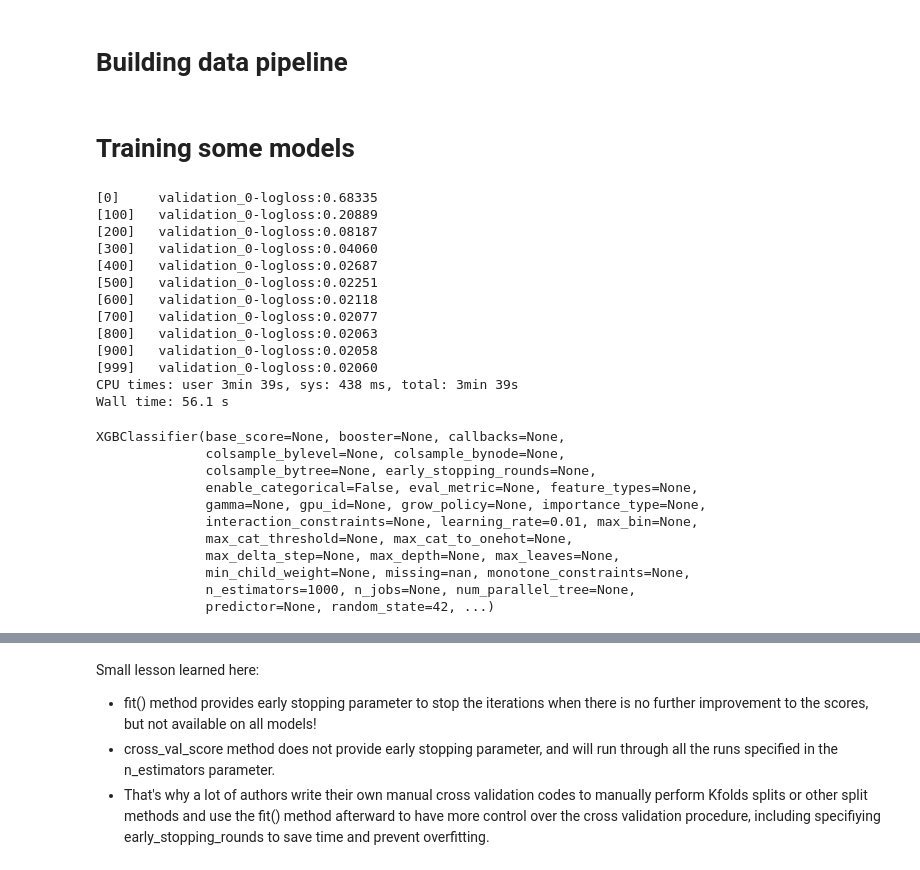
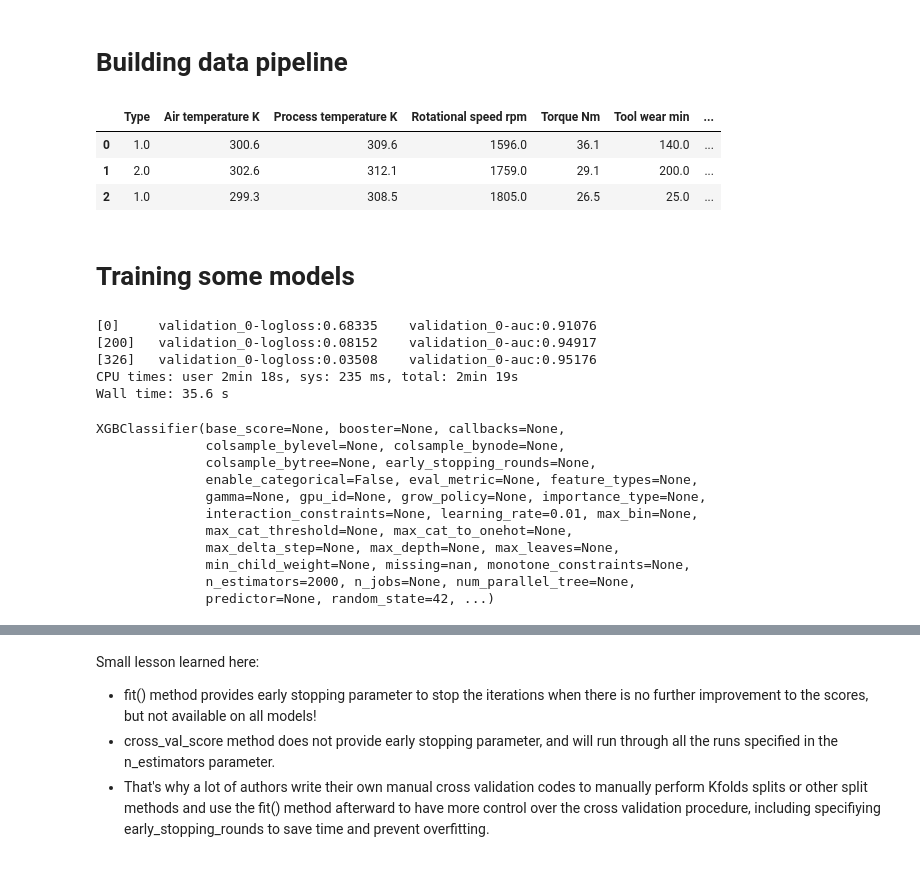
Before and after one commit to theawesomeharris/-Kaggle_Competition_PS_S3E17, a Jupyter notebook: ps3e17-baseline-models.ipynb, the cells around one changed output, grey strips where cells are left out. Saved outputs shown, nothing was run; the diff lists cells and outputs as text; code cells hidden in the pictures.

```diff
--- a/ps3e17-baseline-models.ipynb
+++ b/ps3e17-baseline-models.ipynb
@@ -32,10 +32,10 @@ target = 'Machine failure'
 # Preprocessing the data
 # %%
 # checkpoint 1
-# drop "id" and "Product ID" columns in train and test datasets
+# drop "id" column in train and test datasets
 
-train1 = train.drop(columns=['id','Product ID',target],axis=1)
-test1 = test.drop(columns=['id','Product ID'],axis=1)
+train1 = train.drop(columns=['id',target],axis=1)
+test1 = test.drop(columns=['id'],axis=1)
 
 # rename columns with '[]' symbols as they don't work well in XGBoost
 train1.columns = train1.columns.str.replace('[\[\]]', '', regex=True)
@@ -77,8 +110,8 @@ numerical_transformer = Pipeline(steps=[
 
 categorical_transformer = Pipeline(steps=[
     #('imputer', SimpleImputer(strategy='constant', fill_value='missing')),
-    ('onehot', OneHotEncoder(handle_unknown='ignore', sparse = False)),
-    #('ordinal', OrdinalEncoder()),
+    #('onehot', OneHotEncoder(handle_unknown='ignore', sparse = False)),
+    ('ordinal', OrdinalEncoder()),
 ])
 
 # Combine transformers using ColumnTransformer
@@ -97,6 +130,20 @@ pipeline = Pipeline(steps=[
 X = train1.copy()
 y = train[target]
 X_preprocessed = pipeline.fit_transform(X)
+# %%
+cols = ['Type', 'Air temperature K', 'Process temperature K',
+       'Rotational speed rpm', 'Torque Nm', 'Tool wear min', 'TWF', 'HDF',
+       'PWF', 'OSF', 'RNF', 'Power', 'Temp ratio', 'Process temperature C',
+       'Air temperature C', 'Temp ratio C', 'Failure sum', 'Tool wear speed',
+       'Torque wear ratio', 'Torque x Wear', 'Product_id_num']
+# %%
+X_reverse = pd.DataFrame(X_preprocessed,columns=cols)
+X_reverse.head(3)
+# %% [output]
+|  | Type | Air temperature K | Process temperature K | Rotational speed rpm | Torque Nm | Tool wear min | ... |
+| 0 | 1.0 | 300.6 | 309.6 | 1596.0 | 36.1 | 140.0 | ... |
+| 1 | 2.0 | 302.6 | 312.1 | 1759.0 | 29.1 | 200.0 | ... |
+| 2 | 1.0 | 299.3 | 308.5 | 1805.0 | 26.5 | 25.0 | ... |
 # %% [markdown]
 # Training some models
 # %%
@@ -106,22 +153,15 @@ X_train, X_val, y_train, y_val = train_test_split(X_preprocessed, y, train_size
 # %%
 %%time
 from xgboost import XGBClassifier
-xgb = XGBClassifier(n_estimators=1000, learning_rate=0.01, random_state=42)
-xgb.fit(X_train, y_train, early_stopping_rounds=100, eval_set=[(X_val, y_val)], verbose=100)
+xgb = XGBClassifier(n_estimators=2000, learning_rate=0.01, random_state=42)
+xgb.fit(X_train, y_train, early_stopping_rounds=100, eval_set=[(X_val, y_val)],\
+        eval_metric=["logloss","auc"],verbose=200)
 # %% [output]
-[0]     validation_0-logloss:0.68335
-[100]   validation_0-logloss:0.20889
-[200]   validation_0-logloss:0.08187
-[300]   validation_0-logloss:0.04060
-[400]   validation_0-logloss:0.02687
-[500]   validation_0-logloss:0.02251
-[600]   validation_0-logloss:0.02118
-[700]   validation_0-logloss:0.02077
-[800]   validation_0-logloss:0.02063
-[900]   validation_0-logloss:0.02058
-[999]   validation_0-logloss:0.02060
-CPU times: user 3min 39s, sys: 438 ms, total: 3min 39s
-Wall time: 56.1 s
+[0]     validation_0-logloss:0.68335    validation_0-auc:0.91076
+[200]   validation_0-logloss:0.08152    validation_0-auc:0.94917
+[326]   validation_0-logloss:0.03508    validation_0-auc:0.95176
+CPU times: user 2min 18s, sys: 235 ms, total: 2min 19s
+Wall time: 35.6 s
 XGBClassifier(base_score=None, booster=None, callbacks=None,
               colsample_bylevel=None, colsample_bynode=None,
               colsample_bytree=None, early_stopping_rounds=None,
@@ -131,7 +171,7 @@ XGBClassifier(base_score=None, booster=None, callbacks=None,
               max_cat_threshold=None, max_cat_to_onehot=None,
               max_delta_step=None, max_depth=None, max_leaves=None,
               min_child_weight=None, missing=nan, monotone_constraints=None,
-              n_estimators=1000, n_jobs=None, num_parallel_tree=None,
+              n_estimators=2000, n_jobs=None, num_parallel_tree=None,
               predictor=None, random_state=42, ...)
 # %%
 %%time
```
Also changed, not shown: parts of 9 cells of this notebook.
